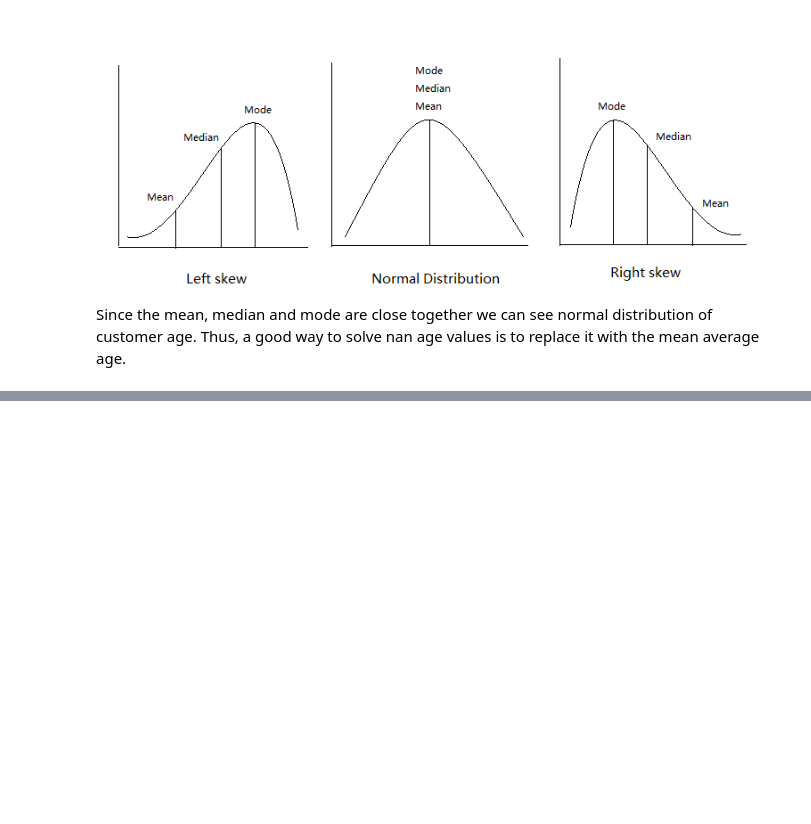
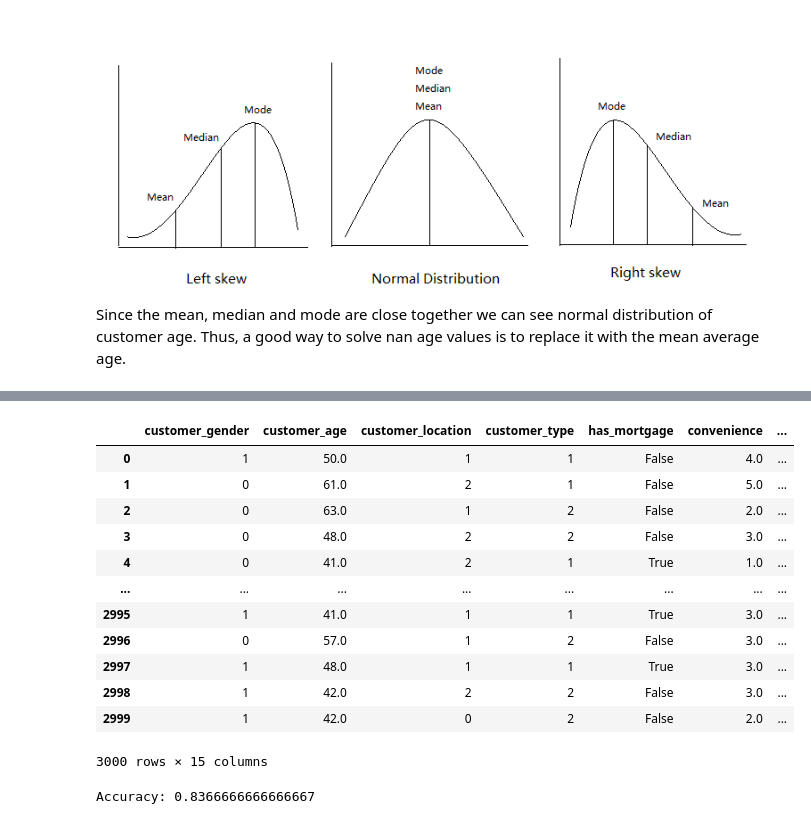
Before and after one commit to soggyfox/bankCustomerSatisfaction-Data-Analysis, a Jupyter notebook: Yesh.ipynb, the cells around one changed output, grey strips where cells are left out. Cells and saved outputs as stored; diff of their text form; code cells hidden in the pictures; blank space fills up the shorter version.

Commit message:
added bawsic train test split gang gang

```diff
--- a/Yesh.ipynb
+++ b/Yesh.ipynb
@@ -180,0 +315,45 @@ ValueError: could not convert string to float: 'Leinster'
+# %%
+# now lets try be more specific with our features we choose to analyse
+df_reduced = df_bankdata
+
+# has_cc is not something we expect to affect satisfaction
+df_reduced = df_reduced.drop(['has_cc', 'customer_id'], axis=1)
+# %%
+df_reduced
+# %% [output]
+|  | customer_gender | customer_age | customer_location | customer_type | has_mortgage | convenience | ... |
+| 0 | 1 | 50.0 | 1 | 1 | False | 4.0 | ... |
+| 1 | 0 | 61.0 | 2 | 1 | False | 5.0 | ... |
+| 2 | 0 | 63.0 | 1 | 2 | False | 2.0 | ... |
+| 3 | 0 | 48.0 | 2 | 2 | False | 3.0 | ... |
+| 4 | 0 | 41.0 | 2 | 1 | True | 1.0 | ... |
+| ... | ... | ... | ... | ... | ... | ... | ... |
+| 2995 | 1 | 41.0 | 1 | 1 | True | 3.0 | ... |
+| 2996 | 0 | 57.0 | 1 | 2 | False | 3.0 | ... |
+| 2997 | 1 | 48.0 | 1 | 1 | True | 3.0 | ... |
+| 2998 | 1 | 42.0 | 2 | 2 | False | 3.0 | ... |
+| 2999 | 1 | 42.0 | 0 | 2 | False | 2.0 | ... |
+3000 rows × 15 columns
+# %%
+# try with dropped features
+
+# Split the data into training and testing sets
+X_train, X_test, y_train, y_test = train_test_split(df_reduced.drop('satisfied', axis=1), df_reduced['satisfied'], test_size=0.2, random_state=42)
+
+# Create a logistic regression model and fit it to the training data
+model = LogisticRegression()
+
+
+
+# Create a logistic regression model with max_iter=1000 and fit it to the training data
+model = LogisticRegression(max_iter=1000)
+model.fit(X_train, y_train)
+
+# Predict the customer satisfaction on the test data
+y_pred = model.predict(X_test)
+
+# Calculate the accuracy of the model
+accuracy = accuracy_score(y_test, y_pred)
+print('Accuracy:', accuracy)
+# %% [output]
+Accuracy: 0.8366666666666667
```
Also changed, not shown: parts of 13 cells of this notebook.
